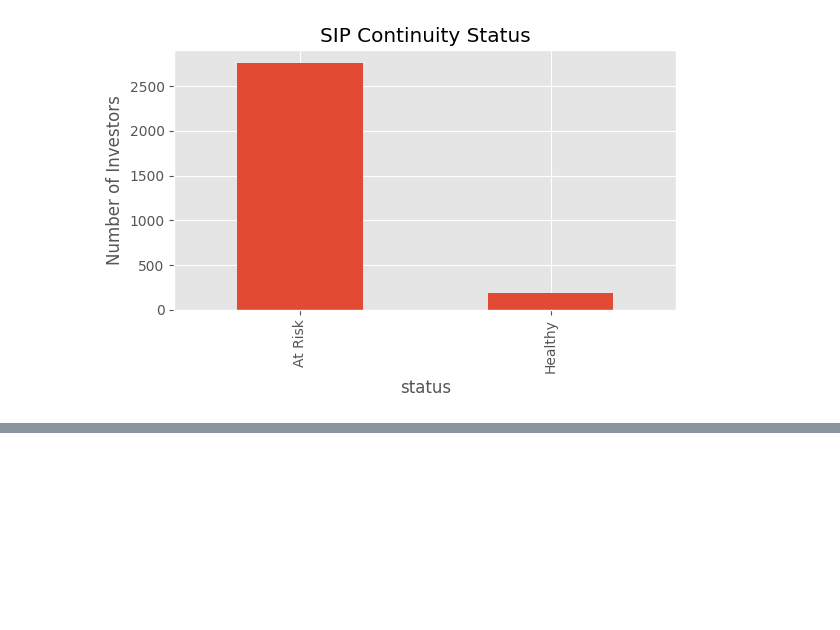
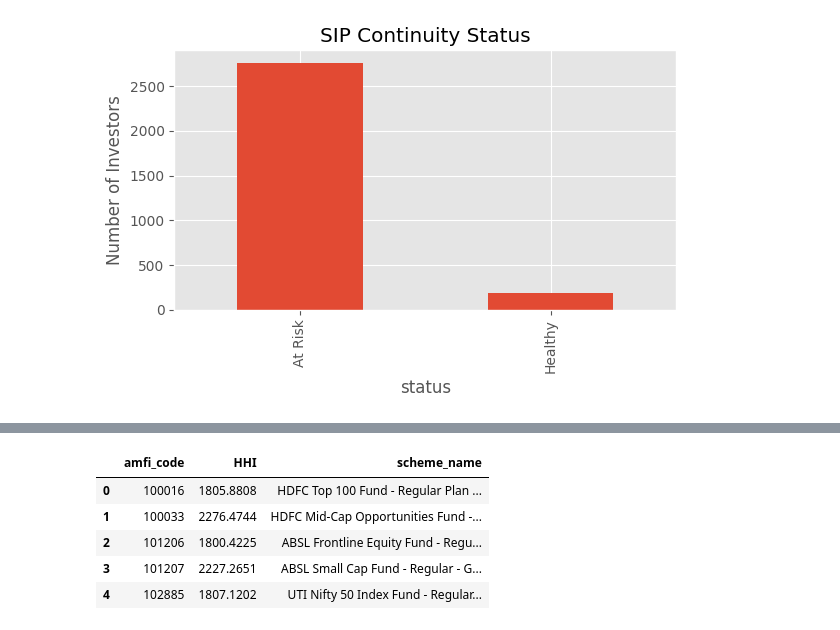
Before and after one commit to prs-24/MutualFundAnalytics, a Jupyter notebook: notebooks/Advance_Analytics.ipynb, the cells around one changed output, grey strips where cells are left out. Saved outputs shown, nothing was run; the diff lists cells and outputs as text; code cells hidden in the pictures; blank space fills up the shorter version.

```diff
--- a/notebooks/Advance_Analytics.ipynb
+++ b/notebooks/Advance_Analytics.ipynb
@@ -412,0 +450,17 @@ plt.show()
+# %%
+hhi = hhi.merge(
+    fund_master[
+        ['amfi_code', 'scheme_name']
+    ],
+    on='amfi_code',
+    how='left'
+)
+
+hhi.head()
+# %% [output]
+|  | amfi_code | HHI | scheme_name |
+| 0 | 100016 | 1805.8808 | HDFC Top 100 Fund - Regular Plan ... |
+| 1 | 100033 | 2276.4744 | HDFC Mid-Cap Opportunities Fund -... |
+| 2 | 101206 | 1800.4225 | ABSL Frontline Equity Fund - Regu... |
+| 3 | 101207 | 2227.2651 | ABSL Small Cap Fund - Regular - G... |
+| 4 | 102885 | 1807.1202 | UTI Nifty 50 Index Fund - Regular... |
```
Also changed, not shown: parts of 7 cells of this notebook.
